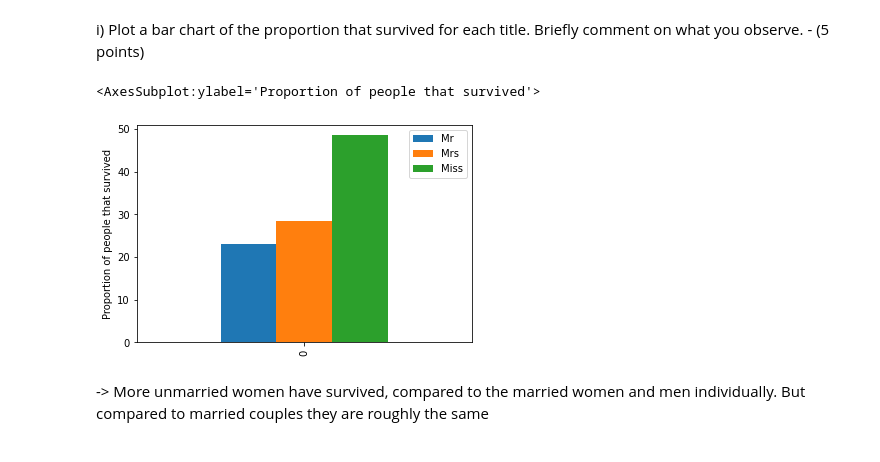
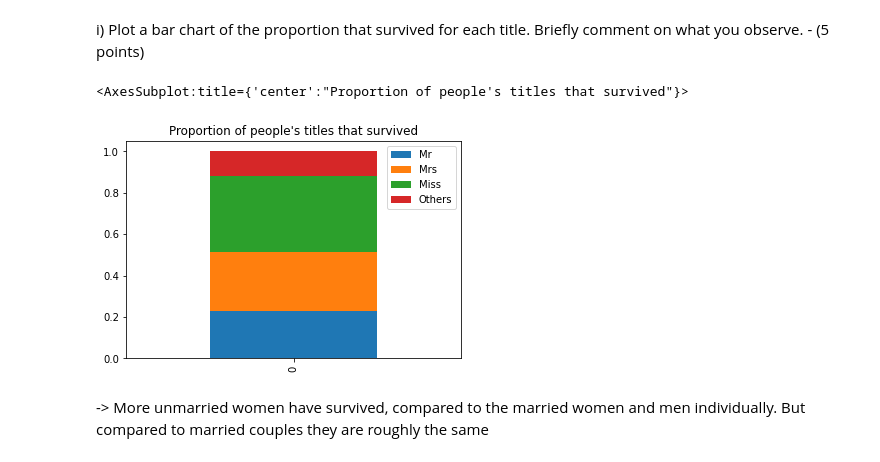
Before and after one commit to ivanisakov99/CS506, a Jupyter notebook: HW/1. Pandas Intro/homework1.ipynb, the cells around one changed output. Saved outputs shown, nothing was run; the diff lists cells and outputs as text; code cells hidden in the pictures.

```diff
--- a/HW/1. Pandas Intro/homework1.ipynb
+++ b/HW/1. Pandas Intro/homework1.ipynb
@@ -177,31 +177,21 @@ newDF.plot(
 # %% [markdown]
 i) Plot a bar chart of the proportion that survived for each title. Briefly comment on what you observe. - (5 points)
 # %%
-mr, mrs, miss = 0, 0, 0
-total = 0
-for title in df['Title'][df['Survived'].isin([1])]:
-    total += 1
-    if title == 'Mr':
-        mr += 1
-    elif title == 'Mrs':
-        mrs += 1
-    else:
-        miss += 1
+titleCount = df['Title'][df['Survived'] == 1].value_counts()
+total = titleCount.sum()
 
-newDF = pd.DataFrame({
-    'Mr': [(mr / total) * 100],
-    'Mrs': [(mrs / total) * 100],
-    'Miss': [(miss / total) * 100],
-})
-
-newDF.plot(
-    ylabel='Proportion of people that survived',
-    kind='bar',
-    stacked=True
-) # ???
+pd.DataFrame({
+    'Mr': [titleCount['Mr'] / total],
+    'Mrs': [titleCount['Mrs'] / total],
+    'Miss': [titleCount['Miss'] / total],
+    'Others':
+    [titleCount[~titleCount.index.isin(['Mr', 'Mrs', 'Miss'])].sum() / total],
+}).plot(title='Proportion of people\'s titles that survived',
+        kind='bar',
+        stacked=True)
 # %% [output]
-<AxesSubplot:ylabel='Proportion of people that survived'>
+<AxesSubplot:title={'center':"Proportion of people's titles that survived"}>
-[figure, old version]
+[figure, new version]
 # %% [markdown]
 -> More unmarried women have survived, compared to the married women and men individually. But compared to married couples they are roughly the same
 # %% [markdown]
```
Also changed, not shown: parts of 5 cells of this notebook.
